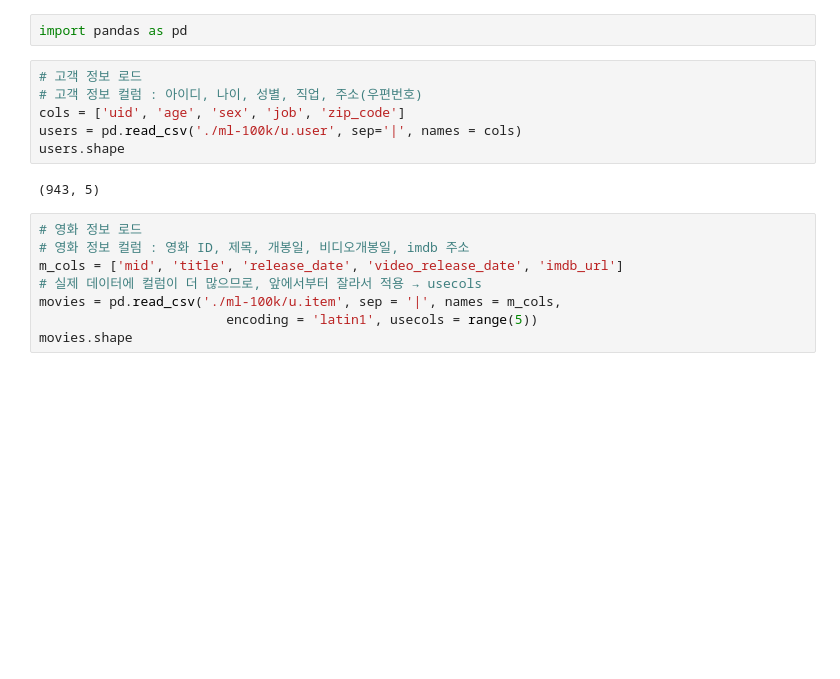
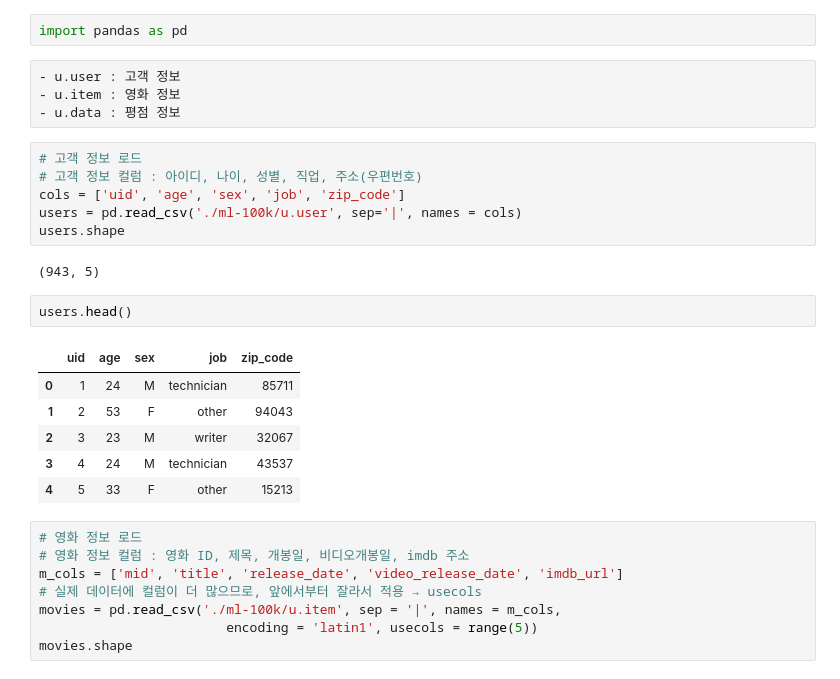
Before and after one commit to yeonkyungJoo/py_projects, a Jupyter notebook: ml/extend/추천 시스템_영화평점데이터 기반.ipynb, the cells around one changed output. Cells and saved outputs as stored; diff of their text form; blank space fills up the shorter version.

```diff
--- a/ml/extend/추천 시스템_영화평점데이터 기반.ipynb
+++ b/ml/extend/추천 시스템_영화평점데이터 기반.ipynb
@@ -2,6 +2,10 @@
 #### 데이터 로드 및 살펴보기
 # %%
 import pandas as pd
+# %% [raw]
+- u.user : 고객 정보
+- u.item : 영화 정보
+- u.data : 평점 정보
 # %%
 # 고객 정보 로드
 # 고객 정보 컬럼 : 아이디, 나이, 성별, 직업, 주소(우편번호)
@@ -10,6 +14,15 @@ users = pd.read_csv('./ml-100k/u.user', sep='|', names = cols)
 users.shape
 # %% [output]
 (943, 5)
+# %%
+users.head()
+# %% [output]
+|  | uid | age | sex | job | zip_code |
+| 0 | 1 | 24 | M | technician | 85711 |
+| 1 | 2 | 53 | F | other | 94043 |
+| 2 | 3 | 23 | M | writer | 32067 |
+| 3 | 4 | 24 | M | technician | 43537 |
+| 4 | 5 | 33 | F | other | 15213 |
 # %%
 # 영화 정보 로드
 # 영화 정보 컬럼 : 영화 ID, 제목, 개봉일, 비디오개봉일, imdb 주소
```
Also changed, not shown: parts of 27 cells of this notebook, 1 other file.
